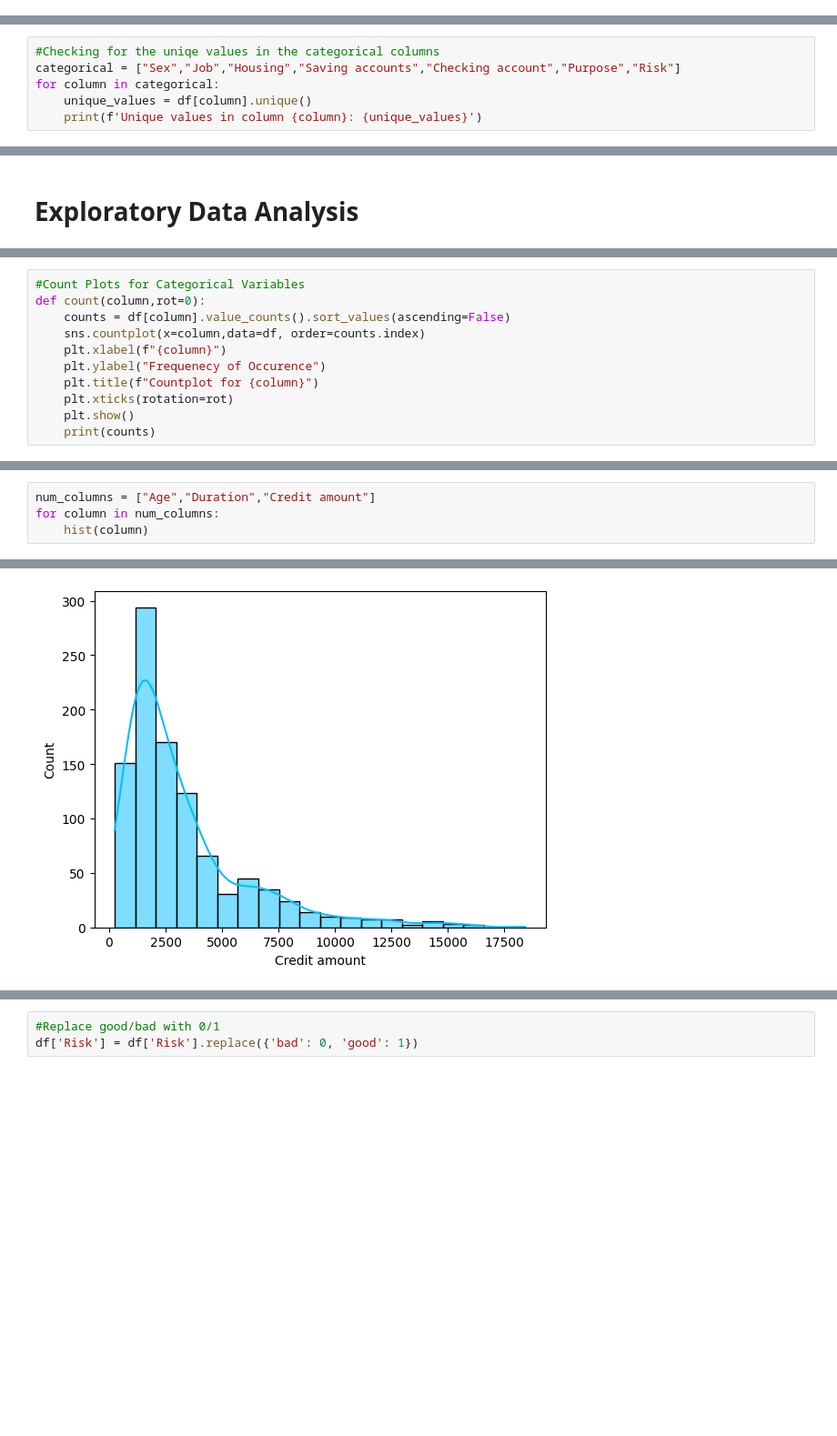
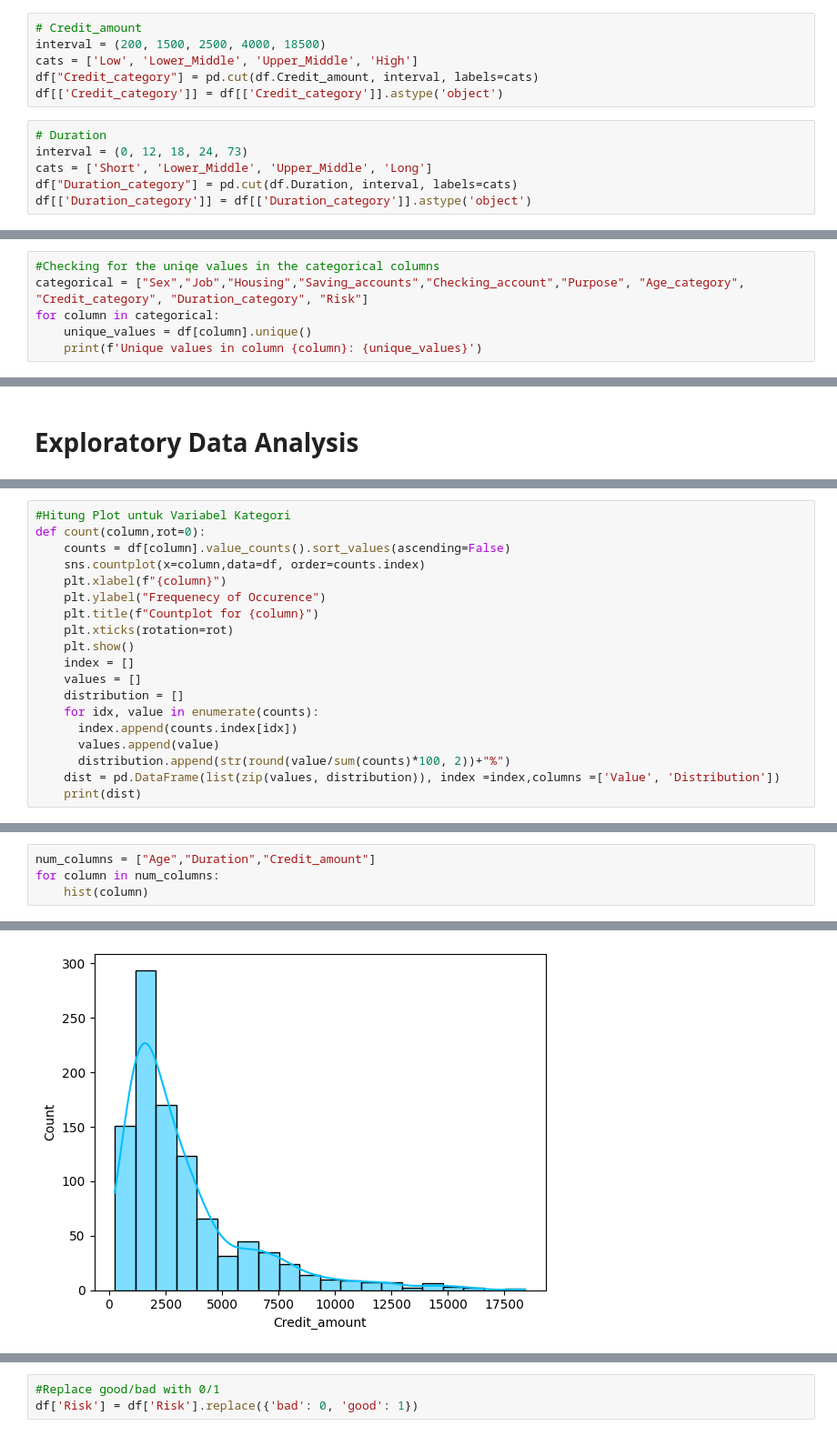
Before and after one commit to agungbesti/German_Credit_Risk, a Jupyter notebook: German_Credit_Risk.ipynb, the cells around one changed output, grey strips where cells are left out. Shown at 91% size. Cells and saved outputs as stored; diff of their text form; blank space fills up the shorter version.

```diff
--- a/German_Credit_Risk.ipynb
+++ b/German_Credit_Risk.ipynb
@@ -115,0 +313,12 @@ dtype: int64
+# %%
+# Credit_amount
+interval = (200, 1500, 2500, 4000, 18500)
+cats = ['Low', 'Lower_Middle', 'Upper_Middle', 'High']
+df["Credit_category"] = pd.cut(df.Credit_amount, interval, labels=cats)
+df[['Credit_category']] = df[['Credit_category']].astype('object')
+# %%
+# Duration
+interval = (0, 12, 18, 24, 73)
+cats = ['Short', 'Lower_Middle', 'Upper_Middle', 'Long']
+df["Duration_category"] = pd.cut(df.Duration, interval, labels=cats)
+df[['Duration_category']] = df[['Duration_category']].astype('object')
@@ -116,6 +348,6 @@ dtype: int64
 # %%
 #Checking for the uniqe values in the categorical columns
-categorical = ["Sex","Job","Housing","Saving accounts","Checking account","Purpose","Risk"]
+categorical = ["Sex","Job","Housing","Saving_accounts","Checking_account","Purpose", "Age_category", "Credit_category", "Duration_category", "Risk"]
 for column in categorical:
     unique_values = df[column].unique()
     print(f'Unique values in column {column}: {unique_values}')
@@ -138,5 +389,5 @@ These plots provide a distribution of the different classes and the target featu
 # %%
-#Count Plots for Categorical Variables
+#Hitung Plot untuk Variabel Kategori
 def count(column,rot=0):
     counts = df[column].value_counts().sort_values(ascending=False)
     sns.countplot(x=column,data=df, order=counts.index)
@@ -145,7 +396,15 @@ def count(column,rot=0):
     plt.title(f"Countplot for {column}")
     plt.xticks(rotation=rot)
     plt.show()
-    print(counts)
+    index = []
+    values = []
+    distribution = []
+    for idx, value in enumerate(counts):
+      index.append(counts.index[idx])
+      values.append(value)
+      distribution.append(str(round(value/sum(counts)*100, 2))+"%")
+    dist = pd.DataFrame(list(zip(values, distribution)), index =index,columns =['Value', 'Distribution'])
+    print(dist)
 # %%
 for column in categorical:
     if column=="Purpose":
@@ -201,10 +457,10 @@ def hist(column,bins=20):
     sns.histplot(x=column,data=df,bins=bins, color='deepskyblue',kde=True)
     plt.show()
 # %%
-num_columns = ["Age","Duration","Credit amount"]
+num_columns = ["Age","Duration","Credit_amount"]
 for column in num_columns:
     hist(column)
 # %% [output]
 [figure]
 [figure]
-[figure, old version]
+[figure, new version]
```
Also changed, not shown: parts of 85 cells of this notebook.
